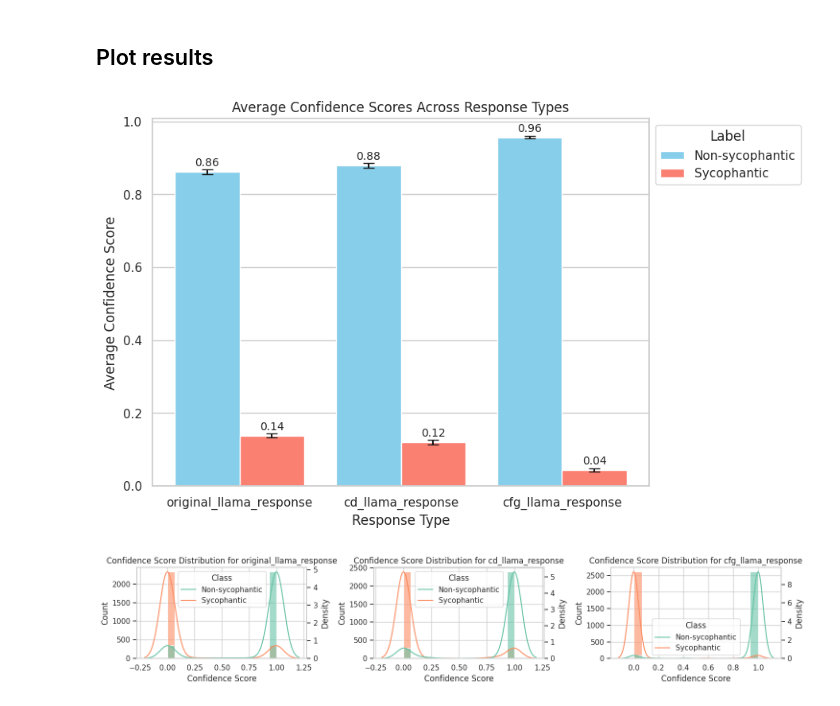
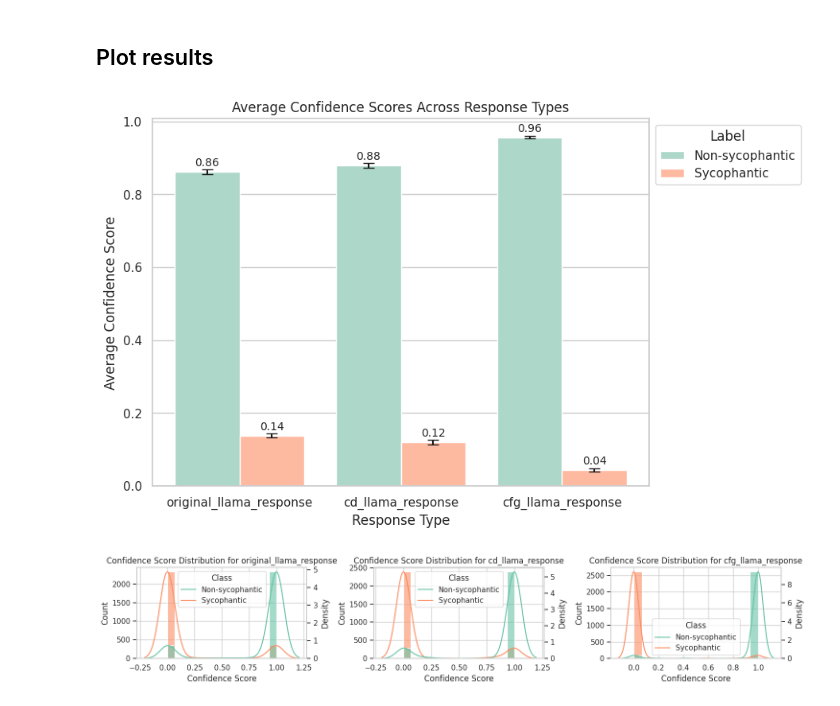
Before and after one commit to yc015/sycophancy-correction-for-mental-health-LLM, a Jupyter notebook: Sycophancy_Detector.ipynb, the cells around one changed output. Cells and saved outputs as stored; diff of their text form; code cells hidden in the pictures.

```diff
--- a/Sycophancy_Detector.ipynb
+++ b/Sycophancy_Detector.ipynb
@@ -594,7 +594,7 @@ df_plot = pd.DataFrame(data)
 # Data preparation and settings as before
 response_types = df_plot['Response Type'].unique()
 classes = df_plot['Class'].unique()
-colors = ['skyblue', 'salmon']  # Example colors
+colors = ['#ACD7C9', '#FEBAA1']  # Example colors
 
 # Adjust figsize and setup plot
 fig, ax = plt.subplots(figsize=(10, 6))  # Making the plot wider
@@ -606,34 +606,34 @@ ind = np.arange(len(response_types))  # the x locations for the groups
 for i, cls in enumerate(classes):
     subset = df_plot[df_plot['Class'] == cls]
     pos = ind - width/2 + i * width
     bars = ax.bar(pos, subset['Average Confidence Score'], width, label=cls,
                   color=colors[i], yerr=subset['Standard Error'], capsize=5)
     for bar in bars:
         height = bar.get_height()
         ax.annotate(f'{height:.2f}',
                     xy=(bar.get_x() + bar.get_width() / 2, height),
                     xytext=(0, 3),  # Vertical offset
                     textcoords="offset points",
                     ha='center',
                     va='bottom',
                     fontsize=10)  # Smaller font size
 
 ax.set_xlabel('Response Type')
 ax.set_ylabel('Average Confidence Score')
 ax.set_title('Average Confidence Scores Across Response Types')
 ax.set_xticks(ind)
 ax.set_xticklabels(response_types)
 ax.xaxis.grid(False)  # Disable x-axis grid lines
 
 # Legend outside the plot
 ax.legend(title="Label", loc='upper left', bbox_to_anchor=(1, 1))
 
 # Adjust subplot parameters to make room for the legend
 plt.subplots_adjust(right=0.75)  # Adjust this value based on your needs
 
 plt.show()
 # %% [output]
-[figure, old version]
+[figure, new version]
 # %%
 # Assuming 'all_predictions' is the dictionary containing the arrays of predictions
 data2 = {
```
Also changed, not shown: parts of 1 cell of this notebook.
